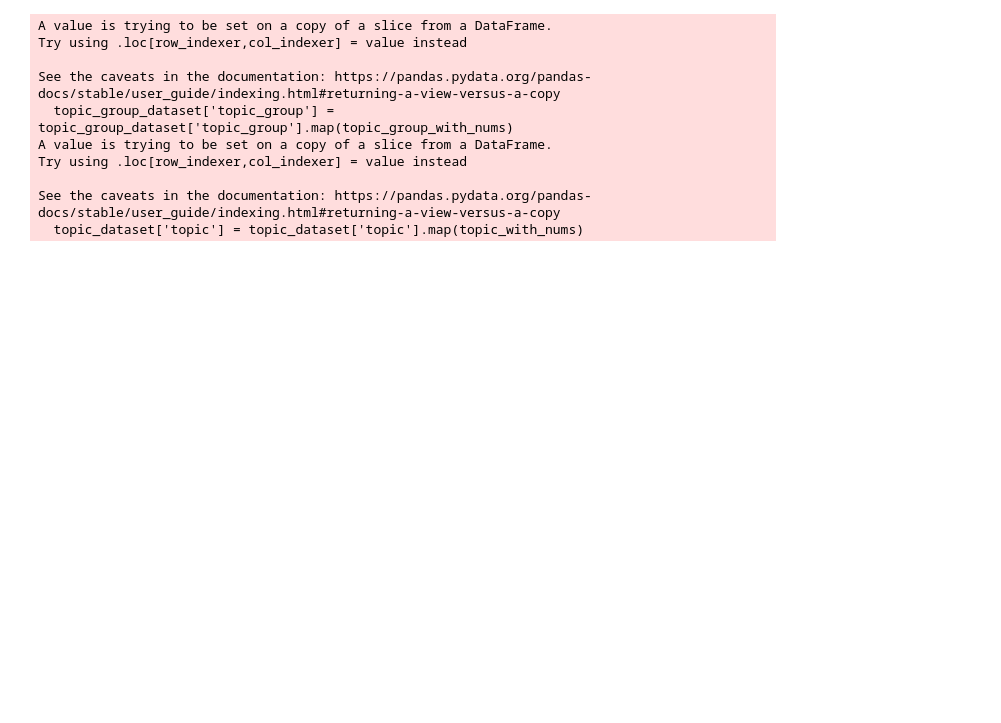
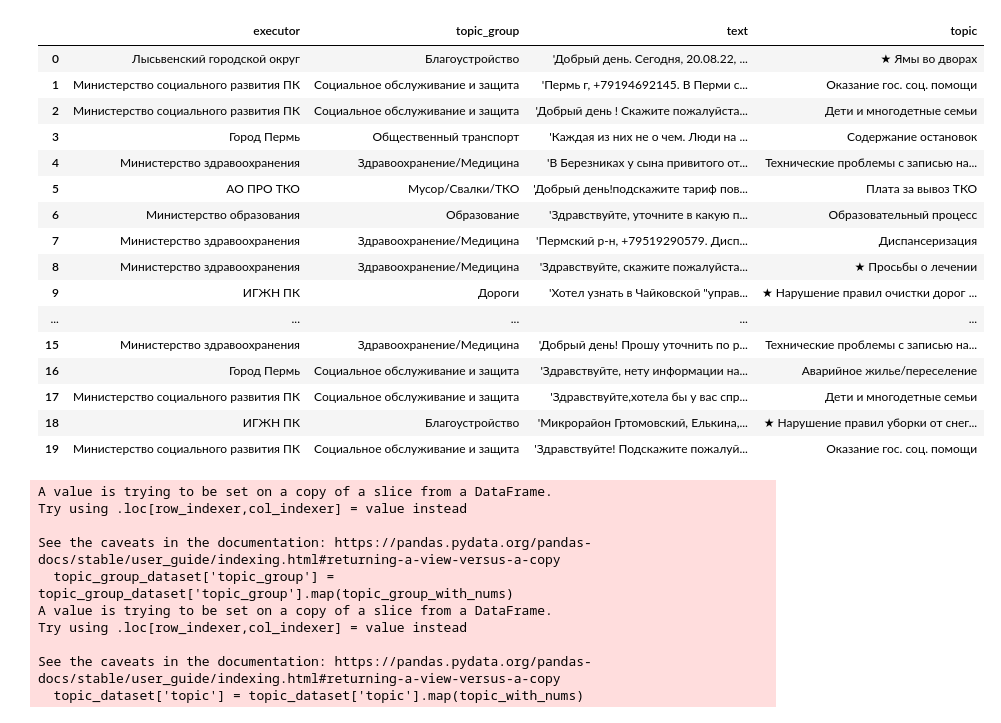
Before and after one commit to vvlrff/last_CP, a Jupyter notebook: NLP/data_preparation.ipynb, the cells around one changed output. Cells and saved outputs as stored; diff of their text form; code cells hidden in the pictures; blank space fills up the shorter version.

Commit message:
data stuff

```diff
--- a/NLP/data_preparation.ipynb
+++ b/NLP/data_preparation.ipynb
@@ -5,6 +5,26 @@ pd.set_option('display.max_colwidth', None)
 # %%
 data = pd.read_csv("train_dataset_train.csv", delimiter=";")
 data = data.rename(columns={'Исполнитель':'executor', 'Группа тем': 'topic_group', 'Текст инцидента':'text', 'Тема': 'topic'})
+# %%
+data.head(20)
+# %% [output]
+|  | executor | topic_group | text | topic |
+| 0 | Лысьвенский городской округ | Благоустройство | 'Добрый день. Сегодня, 20.08.22, ... | ★ Ямы во дворах |
+| 1 | Министерство социального развития ПК | Социальное обслуживание и защита | 'Пермь г, +79194692145. В Перми с... | Оказание гос. соц. помощи |
+| 2 | Министерство социального развития ПК | Социальное обслуживание и защита | 'Добрый день ! Скажите пожалуйста... | Дети и многодетные семьи |
+| 3 | Город Пермь | Общественный транспорт | 'Каждая из них не о чем. Люди на ... | Содержание остановок |
+| 4 | Министерство здравоохранения | Здравоохранение/Медицина | 'В Березниках у сына привитого от... | Технические проблемы с записью на... |
+| 5 | АО ПРО ТКО | Мусор/Свалки/ТКО | 'Добрый день!подскажите тариф пов... | Плата за вывоз ТКО |
+| 6 | Министерство образования | Образование | 'Здравствуйте, уточните в какую п... | Образовательный процесс |
+| 7 | Министерство здравоохранения | Здравоохранение/Медицина | 'Пермский р-н, +79519290579. Дисп... | Диспансеризация |
+| 8 | Министерство здравоохранения | Здравоохранение/Медицина | 'Здравствуйте, скажите пожалуйста... | ★ Просьбы о лечении |
+| 9 | ИГЖН ПК | Дороги | 'Хотел узнать в Чайковской "управ... | ★ Нарушение правил очистки дорог ... |
+| ... | ... | ... | ... | ... |
+| 15 | Министерство здравоохранения | Здравоохранение/Медицина | 'Добрый день! Прошу уточнить по р... | Технические проблемы с записью на... |
+| 16 | Город Пермь | Социальное обслуживание и защита | 'Здравствуйте, нету информации на... | Аварийное жилье/переселение |
+| 17 | Министерство социального развития ПК | Социальное обслуживание и защита | 'Здравствуйте,хотела бы у вас спр... | Дети и многодетные семьи |
+| 18 | ИГЖН ПК | Благоустройство | 'Микрорайон Гртомовский, Елькина,... | ★ Нарушение правил уборки от снег... |
+| 19 | Министерство социального развития ПК | Социальное обслуживание и защита | 'Здравствуйте! Подскажите пожалуй... | Оказание гос. соц. помощи |
 # %%
 topic_group = list(data.topic_group.unique())
 topic = list(data.topic.unique())
```
Also changed, not shown: parts of 2 cells of this notebook, 3 other files.
